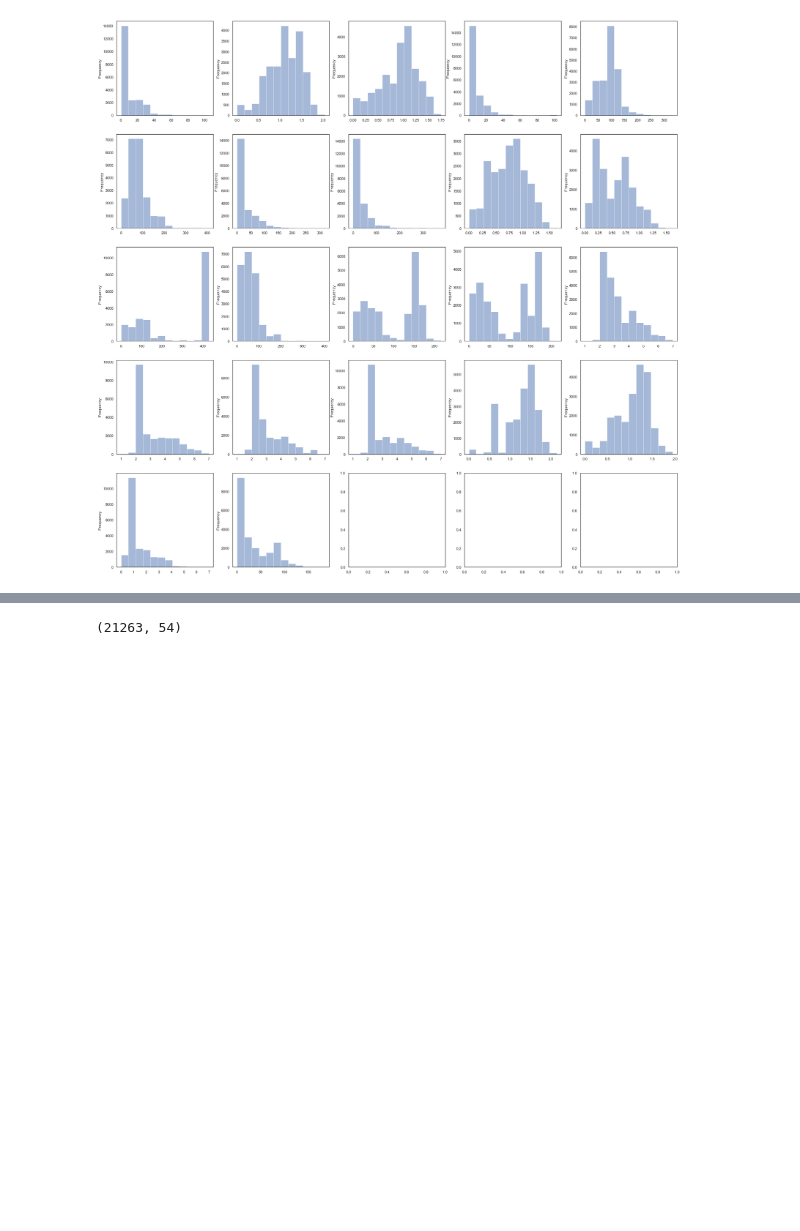
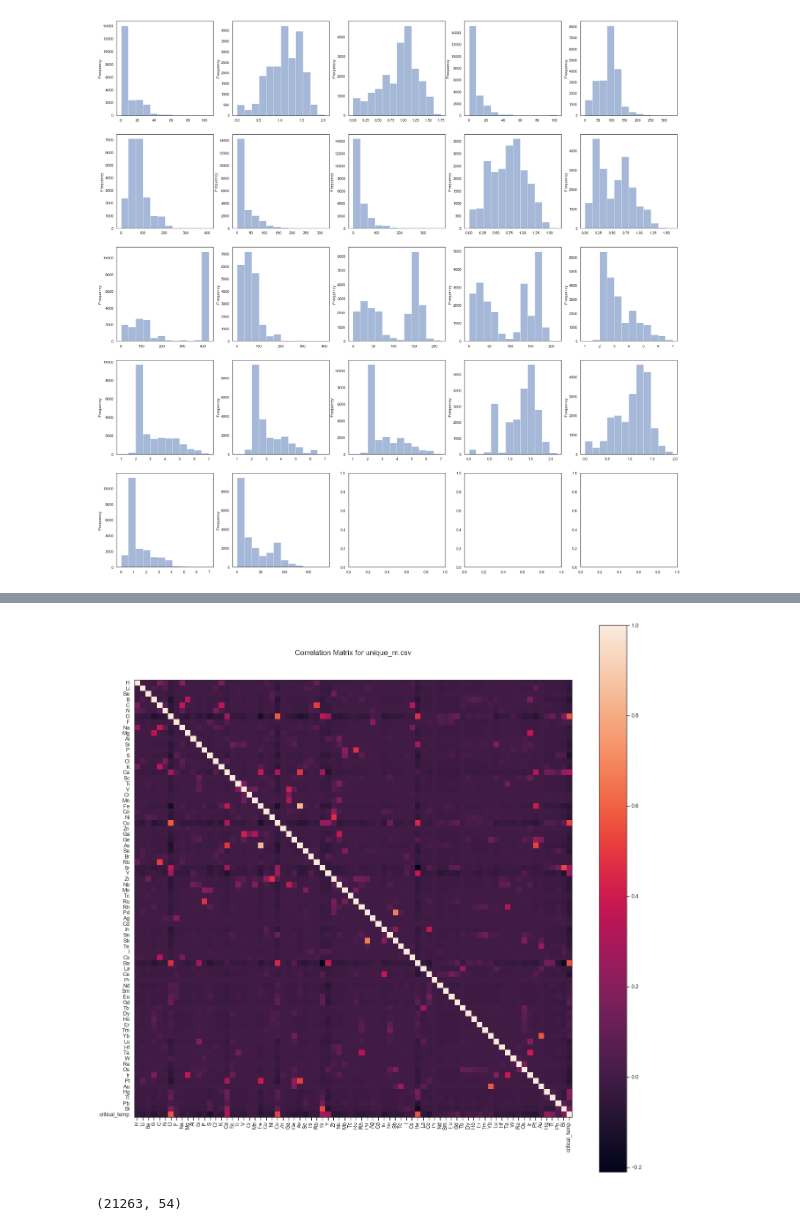
Before and after one commit to YeonwooSung/TemperaturePrediction, a Jupyter notebook: Prediction.ipynb, the cells around one changed output, grey strips where cells are left out. Saved outputs shown, nothing was run; the diff lists cells and outputs as text; code cells hidden in the pictures; blank space fills up the shorter version.

```diff
--- a/Prediction.ipynb
+++ b/Prediction.ipynb
@@ -311 +374,5 @@ drawHistograms(df3, list3)
+# %%
+plotCorrelationMatrix(chem_df, 20, 'unique_m.csv')
+# %% [output]
+[figure, added]
 # %%
```
Also changed, not shown: parts of 14 cells of this notebook, 1 other file.
